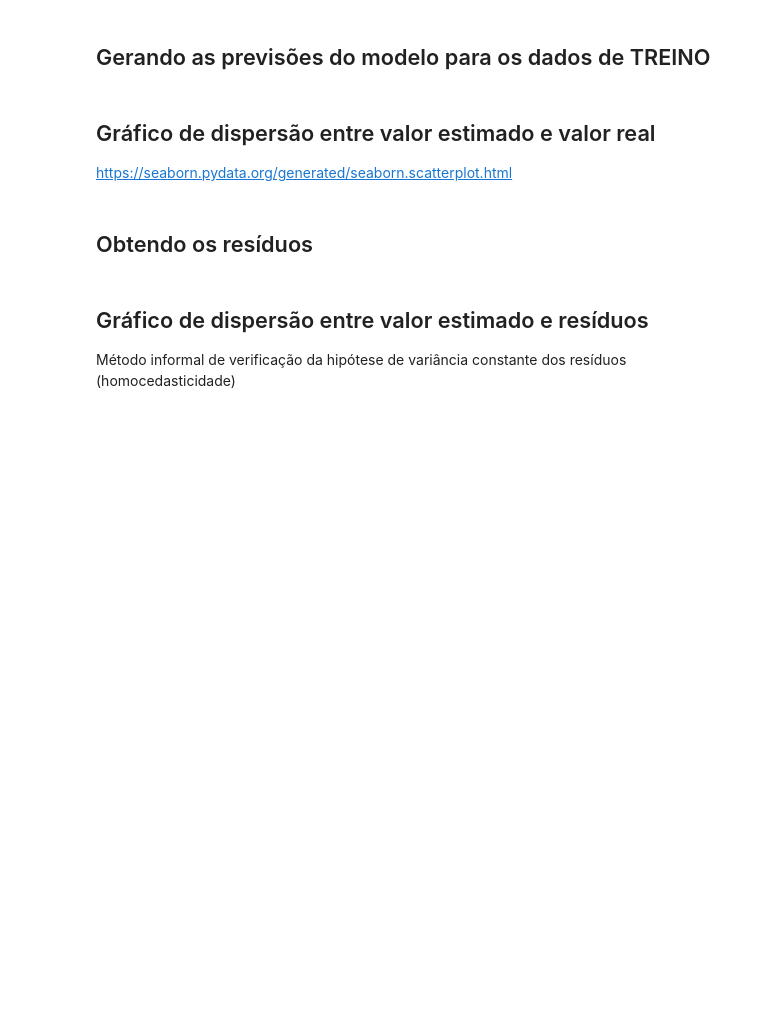
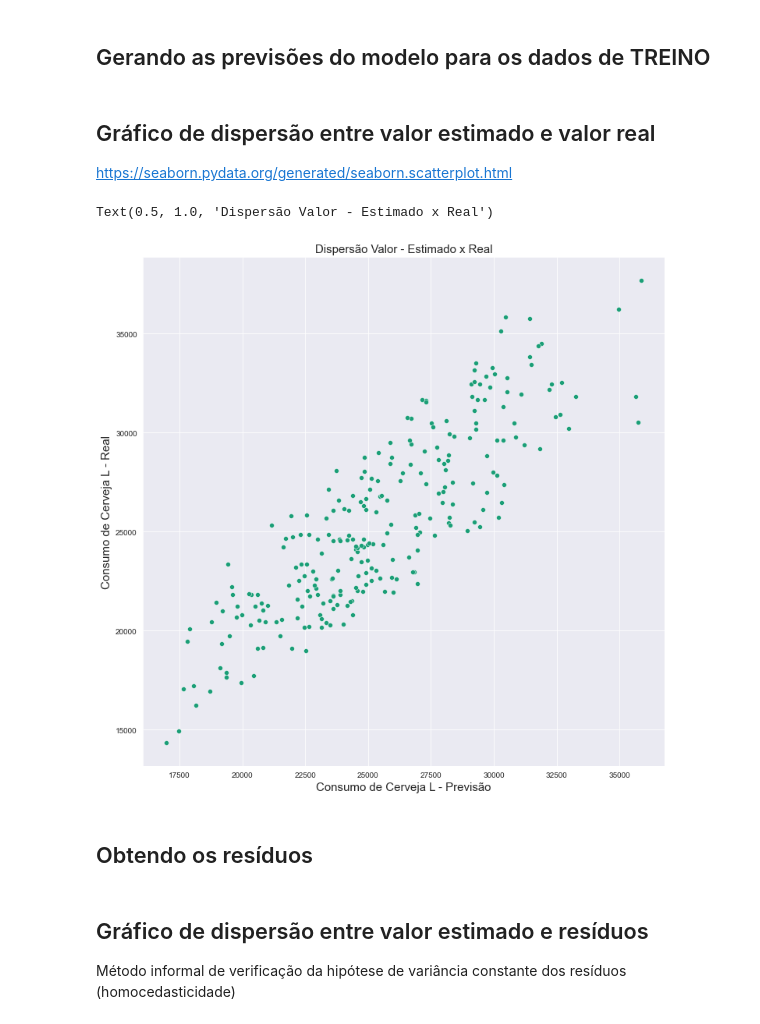
Before and after one commit to ciqueti/reg-linear, a Jupyter notebook: Projeto/Regressão Linear.ipynb, the cells around one changed output. Cells and saved outputs as stored; diff of their text form; code cells hidden in the pictures; blank space fills up the shorter version.

```diff
--- a/Projeto/Regressão Linear.ipynb
+++ b/Projeto/Regressão Linear.ipynb
@@ -327,4 +333,6 @@ https://scikit-learn.org/stable/modules/generated/sklearn.model_selection.train_
 # %% [markdown]
 ## Criando os datasets de treino e de teste
+# %%
+X_train, X_test, y_train, y_test = train_test_split(X, y, test_size=0.3, random_state=2811)
 # %% [markdown]
 ## Verificando os tamanhos dos arquivos gerados pela função *train_test_split*
@@ -339,6 +370,10 @@ https://scikit-learn.org/stable/modules/classes.html#regression-metrics
 # %% [markdown]
 ## Instanciando a classe *LinearRegression()*
+# %%
+modelo = LinearRegression()
 # %% [markdown]
 ## Utilizando o método *fit()* do objeto "modelo" para estimar nosso modelo linear utilizando os dados de TREINO (y_train e X_train)
 
 https://scikit-learn.org/stable/modules/generated/sklearn.linear_model.LinearRegression.html#sklearn.linear_model.LinearRegression.fit
+# %%
+modelo.fit(X_train, y_train)
@@ -413,9 +510,20 @@ https://docs.scipy.org/doc/numpy/reference/generated/numpy.append.html?#numpy.ap
 <hr style='border: 2px solid red;'>
 # %% [markdown]
 ## Gerando as previsões do modelo para os dados de TREINO
+# %%
+y_previsto_train = modelo.predict(X_train)
 # %% [markdown]
 ## Gráfico de dispersão entre valor estimado e valor real
 
 https://seaborn.pydata.org/generated/seaborn.scatterplot.html
+# %%
+ax = sns.scatterplot(x=y_previsto_train, y=y_train)
+ax.figure.set_size_inches(12,12)
+ax.set_xlabel('Consumo de Cerveja L - Previsão', fontsize=15)
+ax.set_ylabel('Consumo de Cerveja L - Real', fontsize=15)
+ax.set_title('Dispersão Valor - Estimado x Real', fontsize=15)
+# %% [output]
+Text(0.5, 1.0, 'Dispersão Valor - Estimado x Real')
+[figure, added]
 # %% [markdown]
 ## Obtendo os resíduos
```
Also changed, not shown: parts of 45 cells of this notebook, 5 other files.
